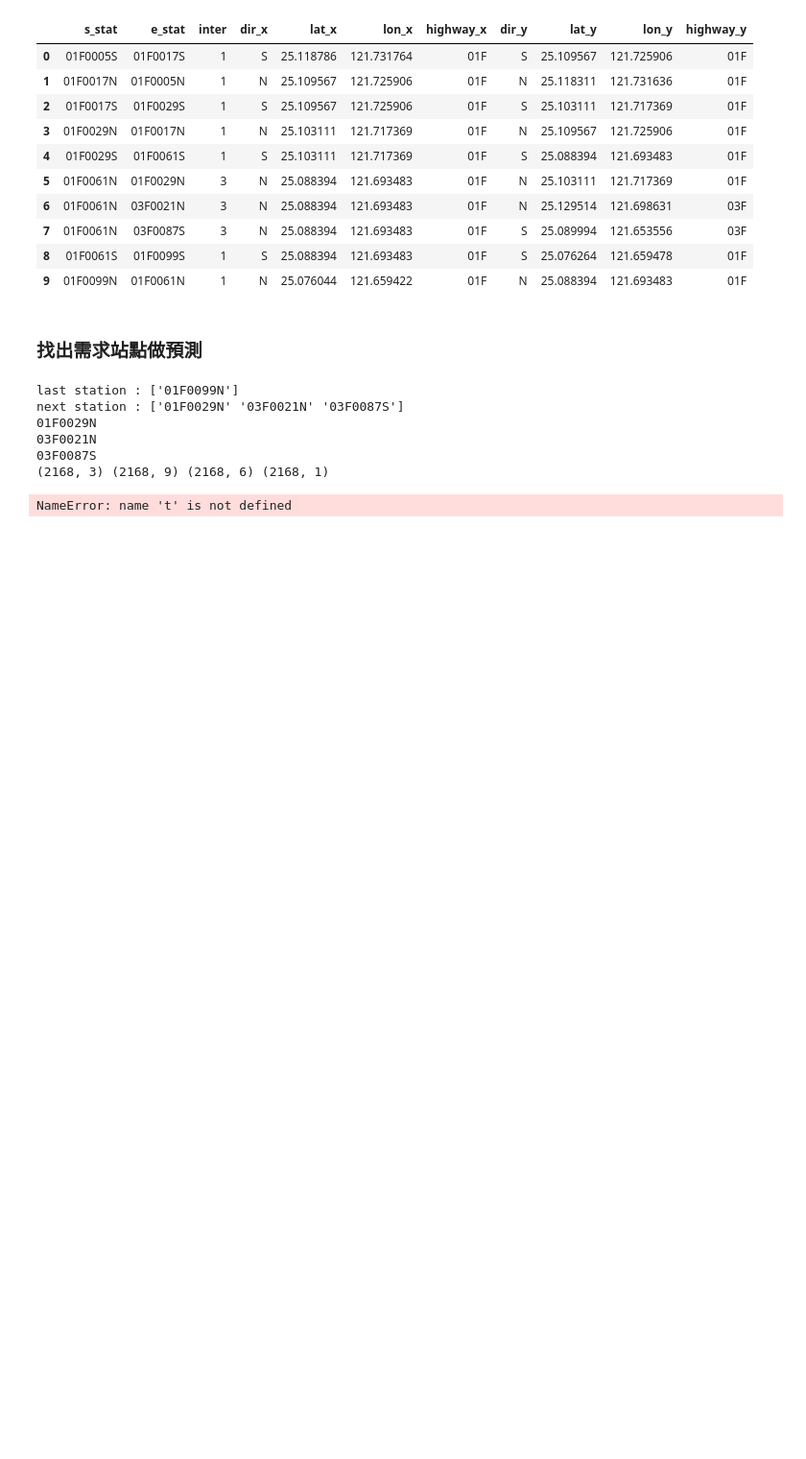
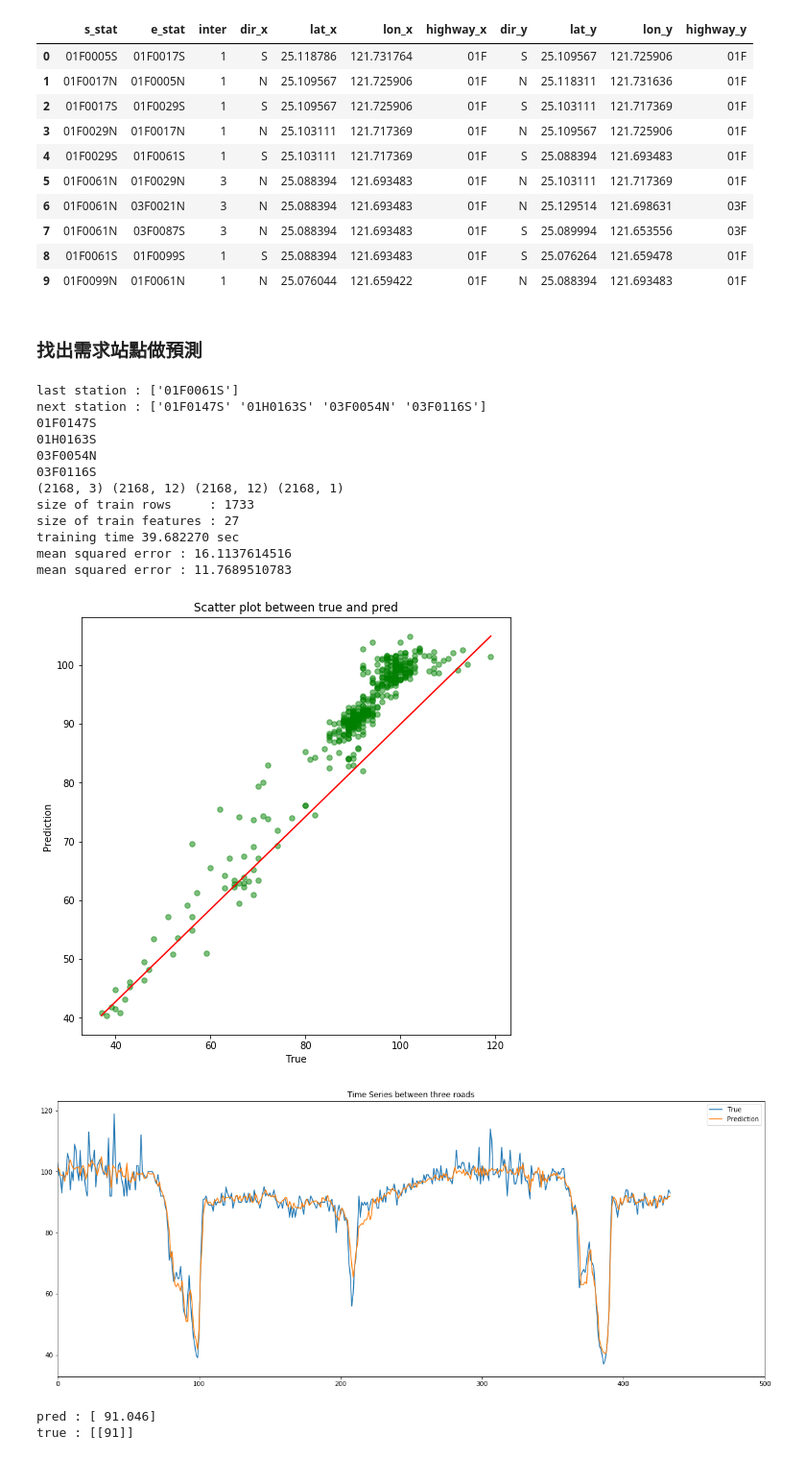
Before and after one commit to t830506/ETC_Visualization_Competition-Highway_Speed_Prediction, a Jupyter notebook: etc_prediction.ipynb, the cells around one changed output. Shown at 96% size. Drawn from its saved outputs; the diff is of its cells as text; code cells hidden in the pictures; blank space fills up the shorter version.

```diff
--- a/etc_prediction.ipynb
+++ b/etc_prediction.ipynb
@@ -137,7 +137,7 @@ def select_data(df, stat, stat_next, mon, day, hr, mins):
     next_stat = g[(g.s_stat == stat)].e_stat.values
     print ("last station :", last_stat)
     print ("next station :", next_stat)
-    return df_t, last_stat, next_stat
+    return t, df_t, last_stat, next_stat
 
 # 蒐集上下站路段的資訊
 def dataCollect_ln(df, list_):
@@ -238,28 +238,37 @@ def prediction(model, X, y, X_train, y_train, X_test, y_test, test, true):
     print ("pred :", model.predict(test))
     print ("true :", true)
 # %%
-stat = "01F0061N"
-stat_next = "03F0021N" # 往哪個方向走
+stat = "01F0099S"
+stat_next = "01F0147S" # 往哪個方向走
 mon = 9
 day = 8
 hr = 12
 mins = 40
 
 # data collection
-df_t, last_stat, next_stat = select_data(df, stat, stat_next, mon, day, hr, mins)
+t, df_t, last_stat, next_stat = select_data(df, stat, stat_next, mon, day, hr, mins)
 X, y, X_train, y_train, X_test, y_test, test, true = dataprepare(df_t, last_stat, next_stat)
 
 # prediction
 rfr = RandomForestRegressor(n_estimators=500, max_features=6)
 prediction(rfr, X, y, X_train, y_train, X_test, y_test, test, true)
 # %% [output]
-last station : ['01F0099N']
-next station : ['01F0029N' '03F0021N' '03F0087S']
-01F0029N
-03F0021N
-03F0087S
-(2168, 3) (2168, 9) (2168, 6) (2168, 1)
+last station : ['01F0061S']
+next station : ['01F0147S' '01H0163S' '03F0054N' '03F0116S']
+01F0147S
+01H0163S
+03F0054N
+03F0116S
+(2168, 3) (2168, 12) (2168, 12) (2168, 1)
+size of train rows     : 1733
+size of train features : 27
+training time 39.682270 sec
+mean squared error : 16.1137614516
+mean squared error : 11.7689510783
+[figure, added]
+[figure, added]
-NameError: name 't' is not defined
+pred : [ 91.046]
+true : [[91]]
 # %%
 col = df.columns[:9]
 def training(model, X_train, y_train):
```
